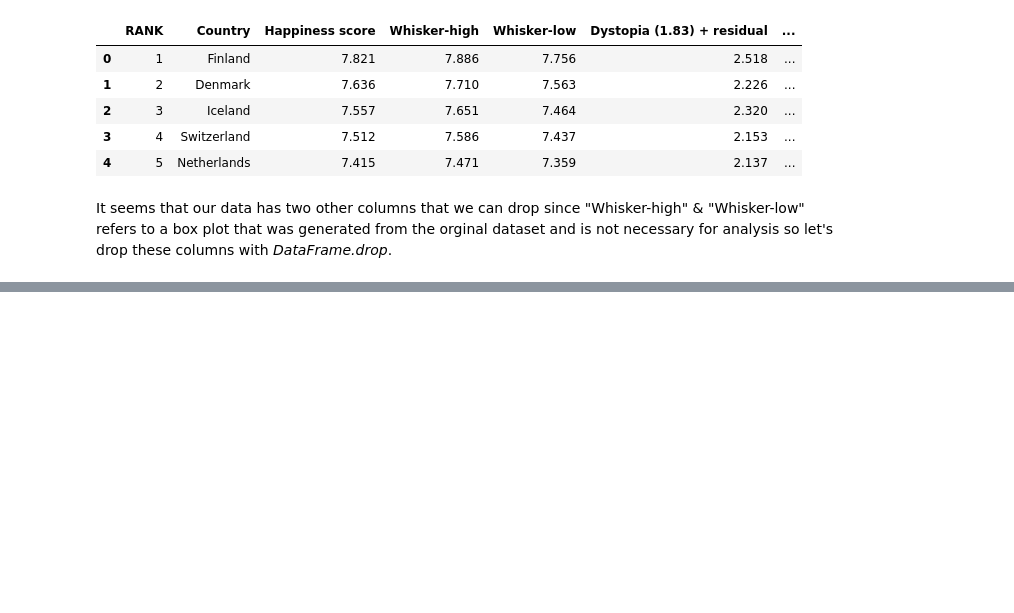
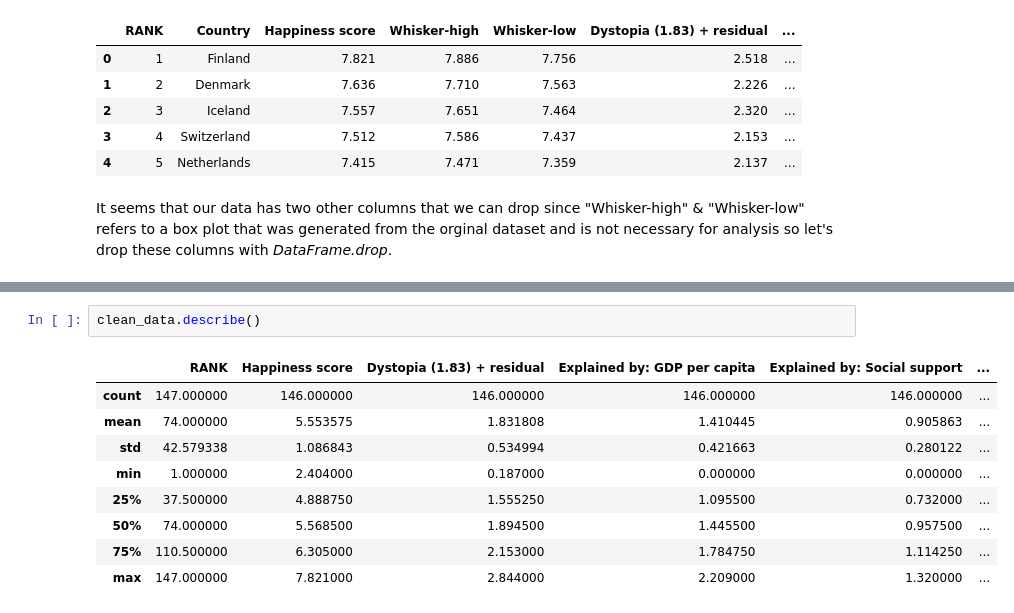
Before and after one commit to terrafirmatrekker/WHR2022EDA, a Jupyter notebook: WorldHappinessReport22EDA.ipynb, the cells around one changed output, grey strips where cells are left out. Cells and saved outputs as stored; diff of their text form; blank space fills up the shorter version.

```diff
--- a/WorldHappinessReport22EDA.ipynb
+++ b/WorldHappinessReport22EDA.ipynb
@@ -99,0 +104,12 @@ clean_data.head()
+# %%
+clean_data.describe()
+# %% [output]
+|  | RANK | Happiness score | Dystopia (1.83) + residual | Explained by: GDP per capita | Explained by: Social support | ... |
+| count | 147.000000 | 146.000000 | 146.000000 | 146.000000 | 146.000000 | ... |
+| mean | 74.000000 | 5.553575 | 1.831808 | 1.410445 | 0.905863 | ... |
+| std | 42.579338 | 1.086843 | 0.534994 | 0.421663 | 0.280122 | ... |
+| min | 1.000000 | 2.404000 | 0.187000 | 0.000000 | 0.000000 | ... |
+| 25% | 37.500000 | 4.888750 | 1.555250 | 1.095500 | 0.732000 | ... |
+| 50% | 74.000000 | 5.568500 | 1.894500 | 1.445500 | 0.957500 | ... |
+| 75% | 110.500000 | 6.305000 | 2.153000 | 1.784750 | 1.114250 | ... |
+| max | 147.000000 | 7.821000 | 2.844000 | 2.209000 | 1.320000 | ... |
```
Also changed, not shown: parts of 4 cells of this notebook.
